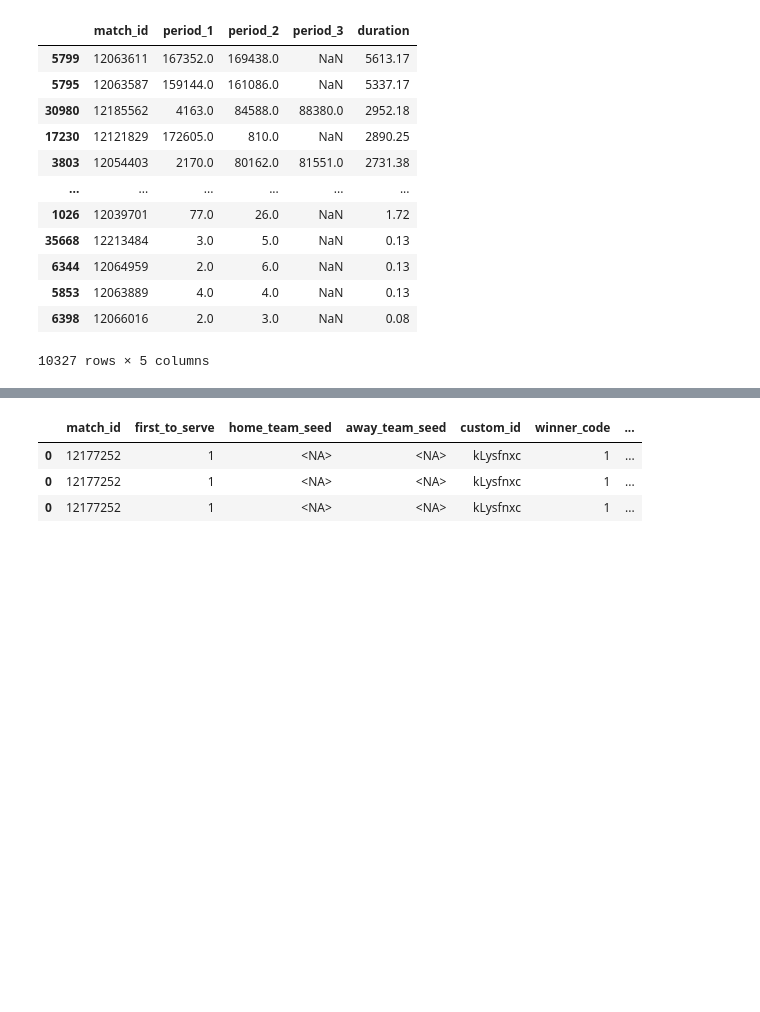
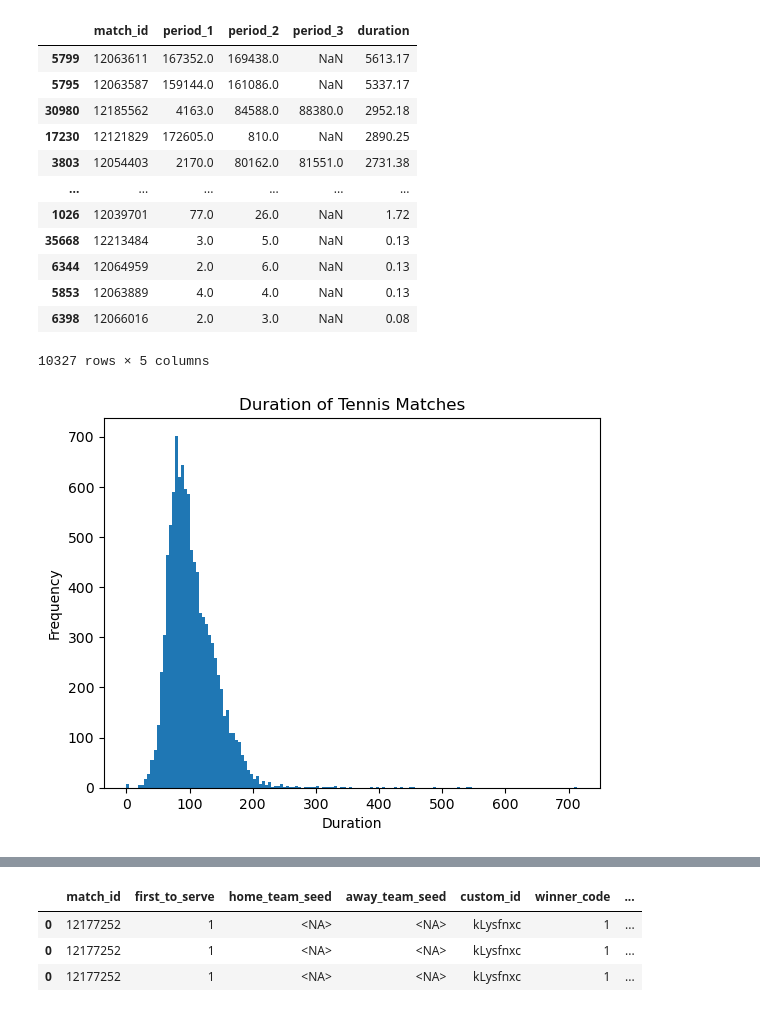
Before and after one commit to HosseinMohammadi00427/Analysis-Project, a Jupyter notebook: Project.ipynb, the cells around one changed output, grey strips where cells are left out. Saved outputs shown, nothing was run; the diff lists cells and outputs as text; code cells hidden in the pictures; blank space fills up the shorter version.

```diff
--- a/Project.ipynb
+++ b/Project.ipynb
@@ -164,3 +201,11 @@ time_df.sort_values(by=['duration'],ascending=False)
 | 5853 | 12063889 | 4.0 | 4.0 | NaN | 0.13 |
 | 6398 | 12066016 | 2.0 | 3.0 | NaN | 0.08 |
 10327 rows × 5 columns
+# %%
+time_df.query("duration < 800").duration.plot.hist(bins=150)
+plt.xlabel('Duration')
+plt.ylabel('Frequency')
+plt.title('Duration of Tennis Matches')
+plt.show()
+# %% [output]
+[figure, added]
```
Also changed, not shown: parts of 23 cells of this notebook, 1 other file.
